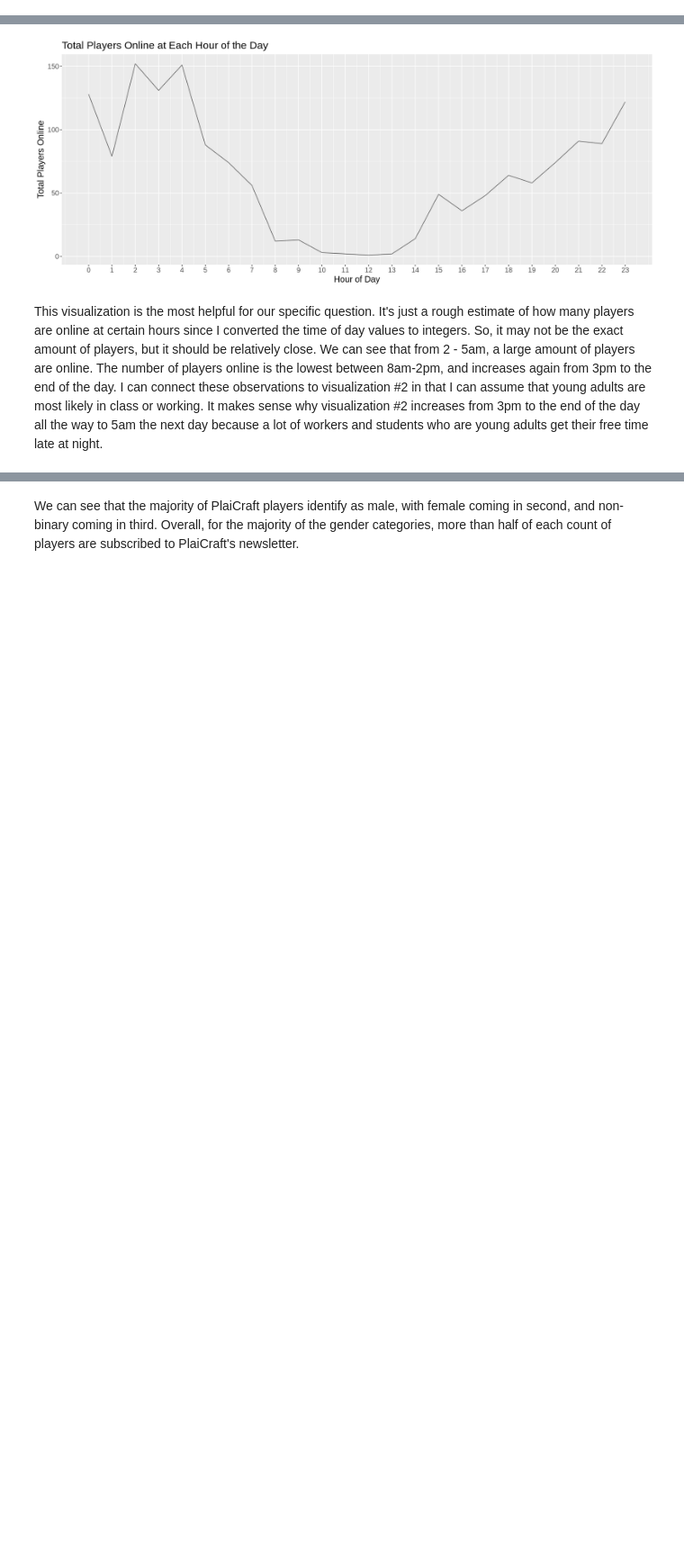
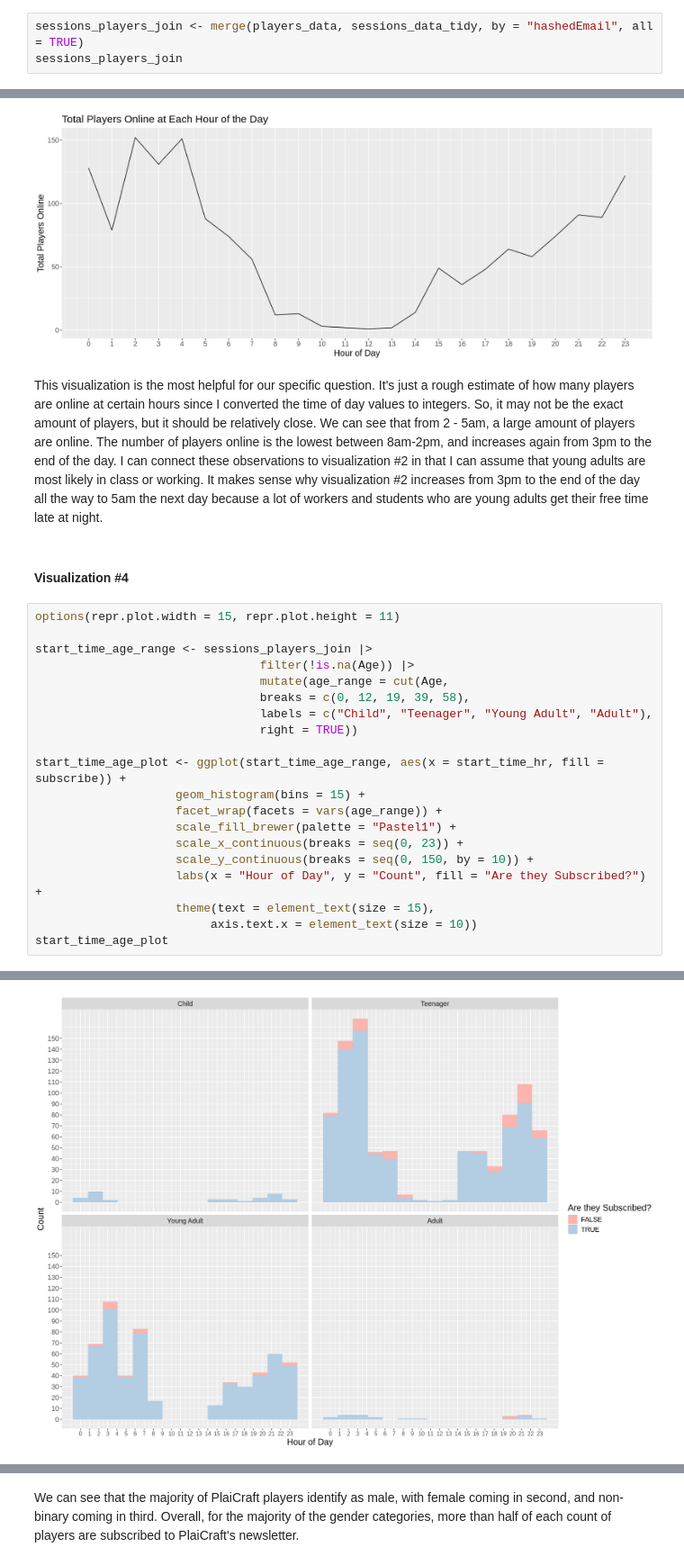
Before and after one commit to tchan0717/dsci-100-2025w1-group-36, a Jupyter notebook: plaicraft_project.ipynb, the cells around one changed output, grey strips where cells are left out. Shown at 90% size. Drawn from its saved outputs; the diff is of its cells as text; blank space fills up the shorter version.

```diff
--- a/plaicraft_project.ipynb
+++ b/plaicraft_project.ipynb
@@ -363,0 +377,3 @@ A tibble: 1 × 4
+# %%
+sessions_players_join <- merge(players_data, sessions_data_tidy, by = "hashedEmail", all = TRUE)
+sessions_players_join
@@ -429,3 +465,26 @@ start_time_players_line
 [figure]
 # %% [markdown]
 This visualization is the most helpful for our specific question. It's just a rough estimate of how many players are online at certain hours since I converted the time of day values to integers. So, it may not be the exact amount of players, but it should be relatively close. We can see that from 2 - 5am, a large amount of players are online. The number of players online is the lowest between 8am-2pm, and increases again from 3pm to the end of the day. I can connect these observations to visualization #2 in that I can assume that young adults are most likely in class or working. It makes sense why visualization #2 increases from 3pm to the end of the day all the way to 5am the next day because a lot of workers and students who are young adults get their free time late at night.
+# %% [markdown]
+#### Visualization #4
+# %%
+options(repr.plot.width = 15, repr.plot.height = 11)
+
+start_time_age_range <- sessions_players_join |>
+                                filter(!is.na(Age)) |>
+                                mutate(age_range = cut(Age,
+                                breaks = c(0, 12, 19, 39, 58),
+                                labels = c("Child", "Teenager", "Young Adult", "Adult"),
+                                right = TRUE))
+
+start_time_age_plot <- ggplot(start_time_age_range, aes(x = start_time_hr, fill = subscribe)) +
+                    geom_histogram(bins = 15) +
+                    facet_wrap(facets = vars(age_range)) +
+                    scale_fill_brewer(palette = "Pastel1") +
+                    scale_x_continuous(breaks = seq(0, 23)) +
+                    scale_y_continuous(breaks = seq(0, 150, by = 10)) +
+                    labs(x = "Hour of Day", y = "Count", fill = "Are they Subscribed?") +
+                    theme(text = element_text(size = 15),
+                         axis.text.x = element_text(size = 10))
+start_time_age_plot
+# %% [output]
@@ -432 +493,2 @@ This visualization is the most helpful for our specific question. It's just a ro
+[figure, added]
 # %% [markdown]
```
Also changed, not shown: parts of 17 cells of this notebook.
